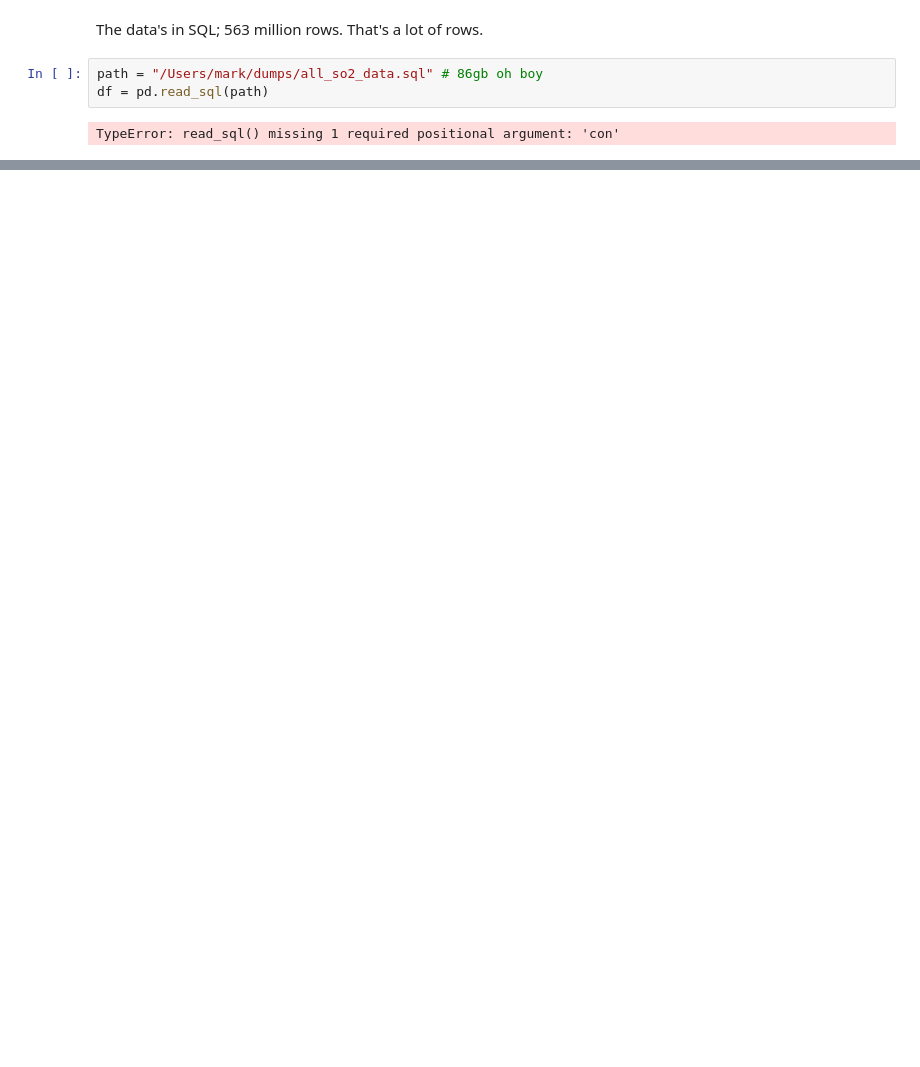
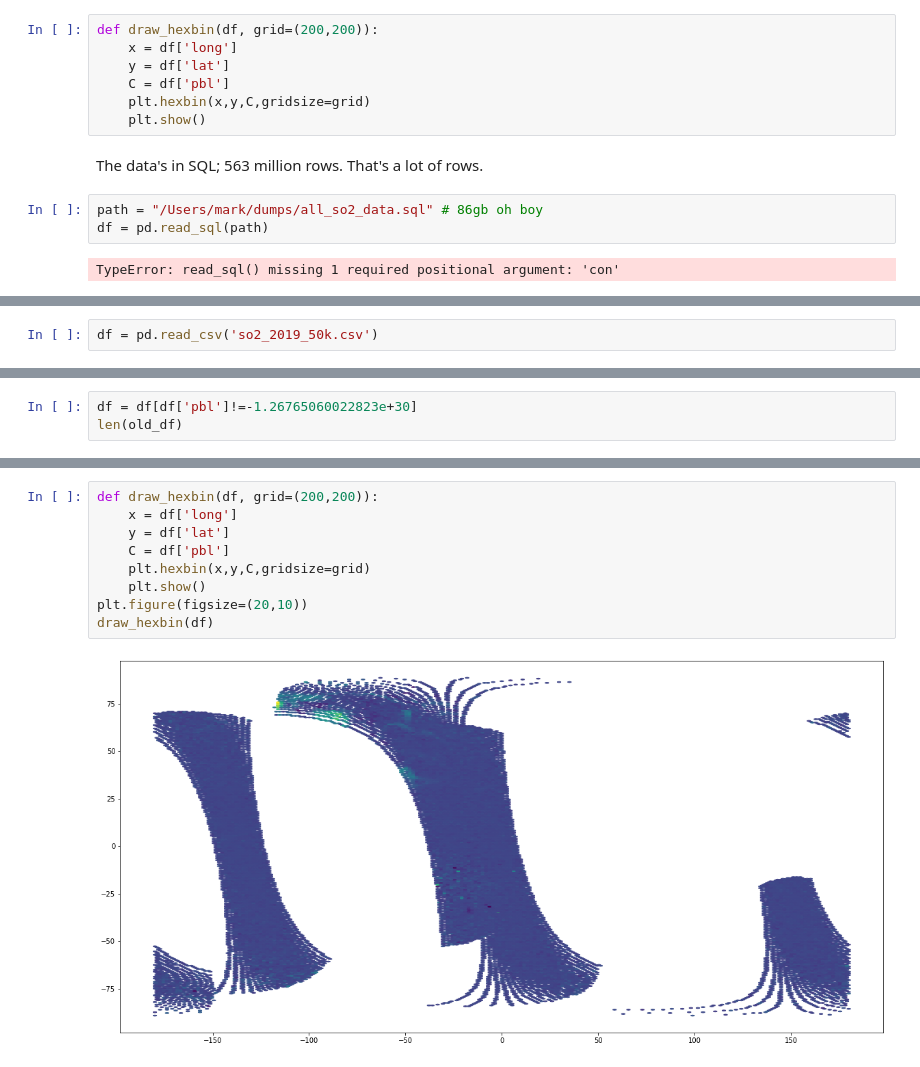
Before and after one commit to mcleverley/sulfur_dioxide_global, a Jupyter notebook: more_EDA.ipynb, the cells around one changed output, grey strips where cells are left out. Drawn from its saved outputs; the diff is of its cells as text; blank space fills up the shorter version.

```diff
--- a/more_EDA.ipynb
+++ b/more_EDA.ipynb
@@ -7,3 +20,10 @@ import numpy as np
+# %%
+def draw_hexbin(df, grid=(200,200)):
+    x = df['long']
+    y = df['lat']
+    C = df['pbl']
+    plt.hexbin(x,y,C,gridsize=grid)
+    plt.show()
 # %% [markdown]
 The data's in SQL; 563 million rows. That's a lot of rows.
 # %%
@@ -13,0 +93,2 @@ TypeError: read_sql() missing 1 required positional argument: 'con'
+# %%
+df = pd.read_csv('so2_2019_50k.csv')
@@ -13,0 +238,3 @@ TypeError: read_sql() missing 1 required positional argument: 'con'
+# %%
+df = df[df['pbl']!=-1.26765060022823e+30]
+len(old_df)
@@ -13,0 +333,11 @@ TypeError: read_sql() missing 1 required positional argument: 'con'
+# %%
+def draw_hexbin(df, grid=(200,200)):
+    x = df['long']
+    y = df['lat']
+    C = df['pbl']
+    plt.hexbin(x,y,C,gridsize=grid)
+    plt.show()
+plt.figure(figsize=(20,10))
+draw_hexbin(df)
+# %% [output]
+[figure, added]
```
Also changed, not shown: parts of 50 cells of this notebook, 1 other file.
